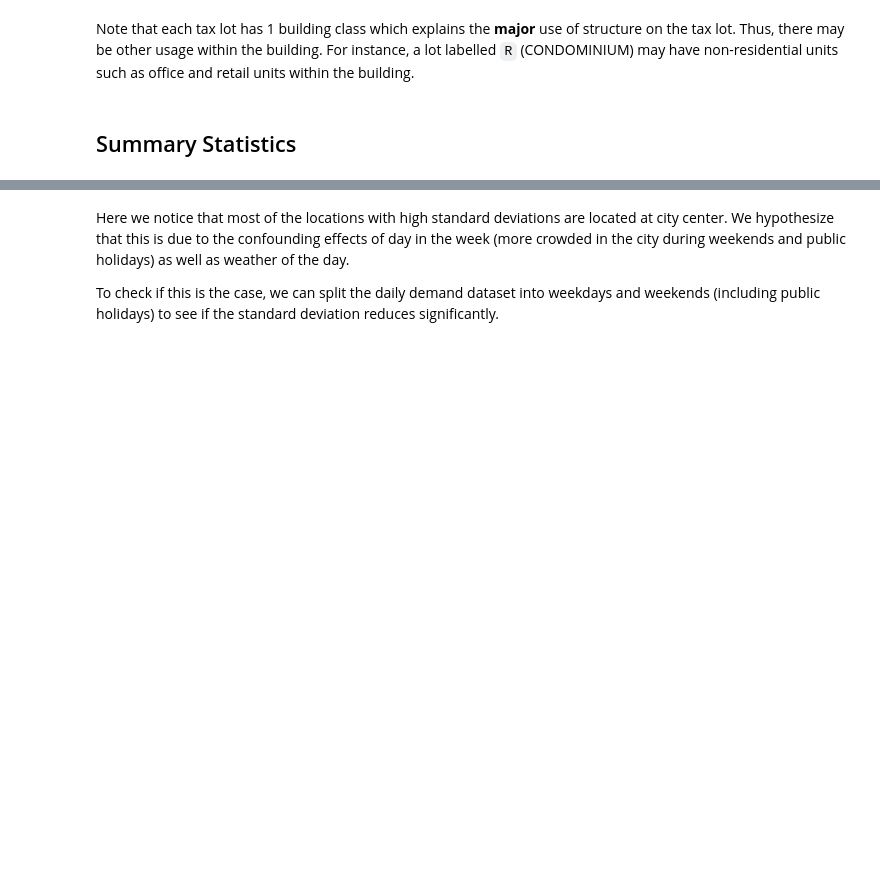
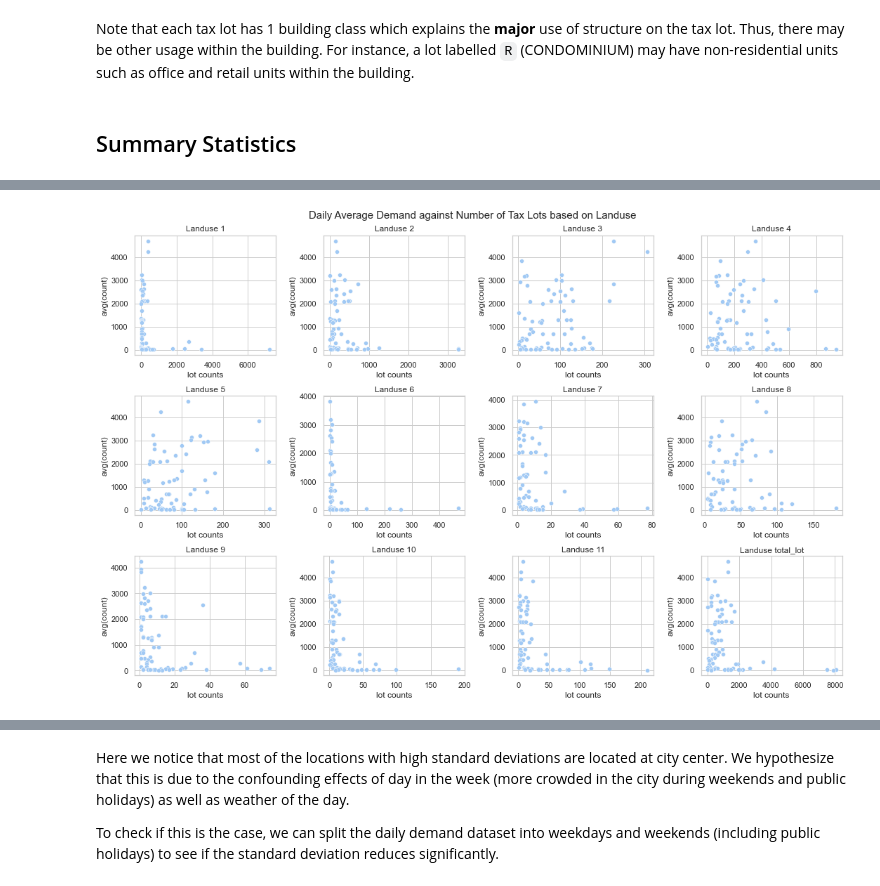
Before and after one commit to MuzhiRo/mast30034-project-1-olivertan1999, a Jupyter notebook: notebooks/EDA.ipynb, the cells around one changed output, grey strips where cells are left out. Cells and saved outputs as stored; diff of their text form; code cells hidden in the pictures; blank space fills up the shorter version.

```diff
--- a/notebooks/EDA.ipynb
+++ b/notebooks/EDA.ipynb
@@ -220,6 +232,12 @@ top_20_most_volatile_location = pd.merge(top_20_most_volatile_location,
 # %%
-volatile_location = pd.merge(daily_sorted_desc,
-                                         total_units_df,
-                                         left_on='pu_location_id',
-                                         right_on='LocationID',
-                                         how='inner')
+avg_demand_landuse = pd.merge(daily_avg_desc,
+                               landuse_df,
+                               left_on='pu_location_id',
+                               right_on='LocationID',
+                               how='inner')
+
+avg_demand_building_class = pd.merge(daily_avg_desc,
+                               total_lot_bc,
+                               left_on='pu_location_id',
+                               right_on='LocationID',
+                               how='inner')
@@ -241,0 +270,22 @@ top_10_most_volatile_location
+# %%
+fig, ax = plt.subplots(3,4, figsize=(15,10))
+row_idx = 0
+col_idx = 0
+categories = [str(x) for x in sorted(sjoined_df['landuse'].unique().astype('int'))] + ['total_lot']
+for category in categories:
+    sns.scatterplot(x=category,
+                    y='avg(count)',
+                    data=avg_demand_landuse[avg_demand_landuse['avg(count)']>20],
+                    ax=ax[row_idx, col_idx])
+    ax[row_idx, col_idx].set_xlabel('lot counts')
+    ax[row_idx, col_idx].title.set_text(f'Landuse {category}')
+
+    col_idx += 1
+    if col_idx > 3:
+        col_idx = 0
+        row_idx += 1
+
+fig.suptitle("Daily Average Demand against Number of Tax Lots based on Landuse", fontsize=15)
+plt.tight_layout()
+# %% [output]
+[figure, added]
```
Also changed, not shown: parts of 27 cells of this notebook.
